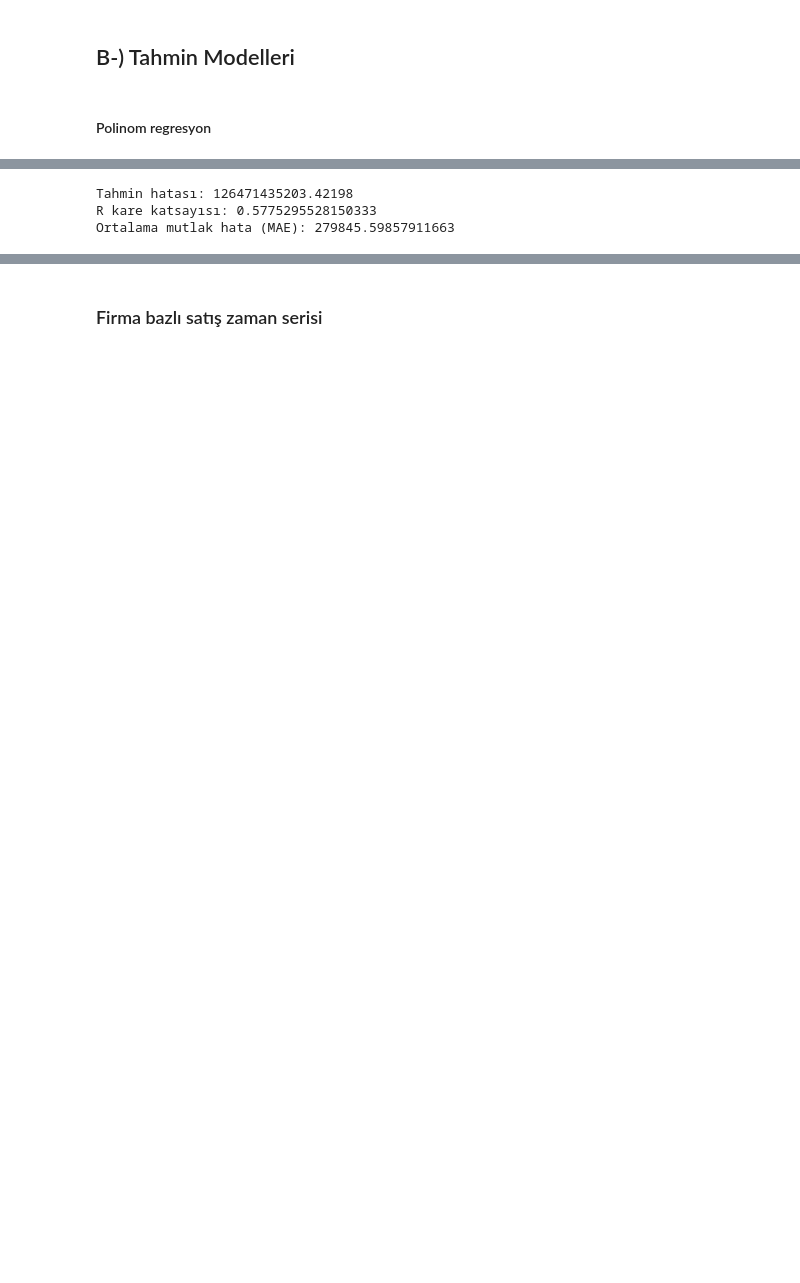
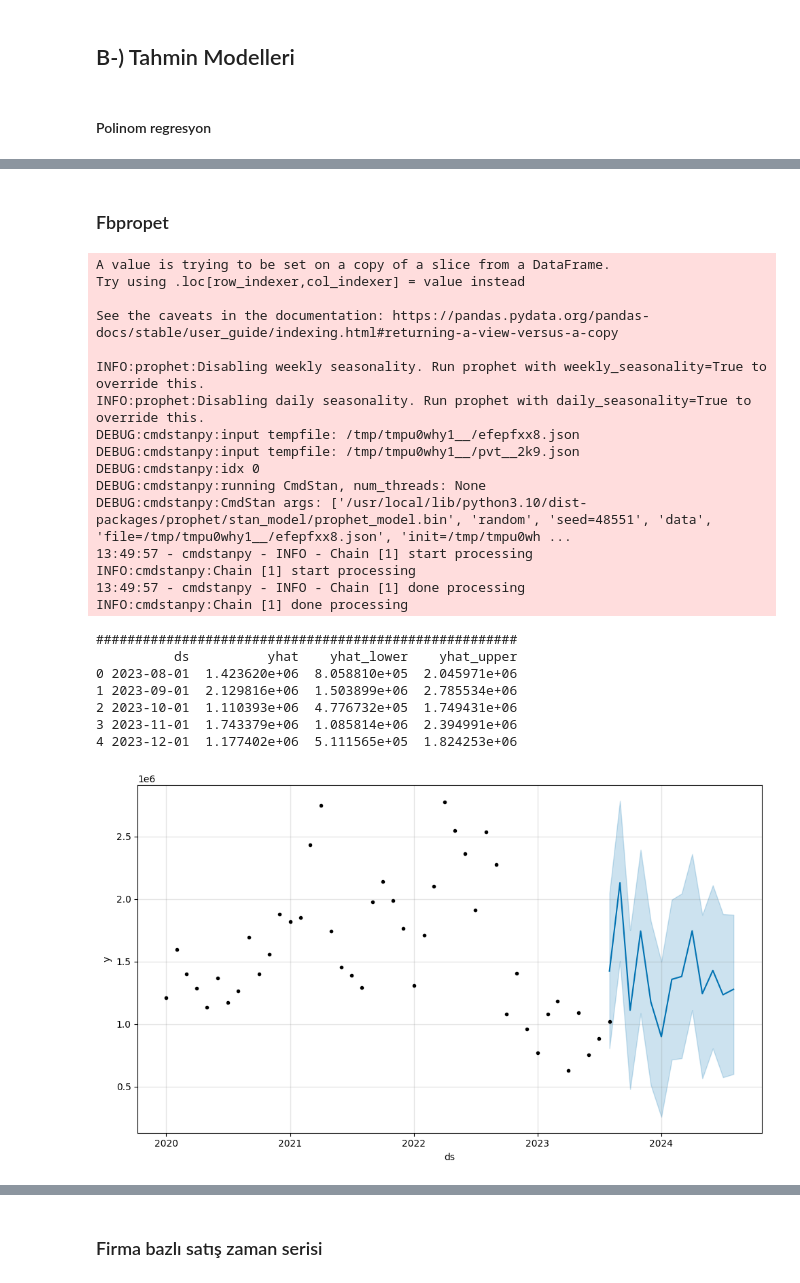
Before and after one commit to mahmutakar0/Beksan, a Jupyter notebook: satislar.ipynb, the cells around one changed output, grey strips where cells are left out. Saved outputs shown, nothing was run; the diff lists cells and outputs as text; code cells hidden in the pictures; blank space fills up the shorter version.

```diff
--- a/satislar.ipynb
+++ b/satislar.ipynb
@@ -394,14 +425,66 @@ plt.show()
-# %%
-# Hata değerleri
-ycyeni = polinommodel.predict(Xyeni)
-tahmin_hatasi = np.mean((y - ycyeni)**2)
-r_kare = 1 - (np.sum((y - ycyeni)**2) / np.sum((y - np.mean(y))**2))
-mae = np.mean(np.abs(y - ycyeni))
-
-print("Tahmin hatası:", tahmin_hatasi)
-print("R kare katsayısı:", r_kare)
-print("Ortalama mutlak hata (MAE):", mae)
-# %% [output]
-Tahmin hatası: 126471435203.42198
-R kare katsayısı: 0.5775295528150333
-Ortalama mutlak hata (MAE): 279845.59857911663
+# %% [markdown]
+### Fbpropet
+# %%
+# Toplam satış tahminin prophet ile yapılması
+# dffd değişkeninin oluşturulması
+
+dffb = df_grouped_taring[["tarihm", "tutar"]]
+dffb.columns =["ds","y"]
+dffb["ds"] = pd.to_datetime(dffb["ds"])
+
+#############################################################
+# Modelin kurulumu
+# !pip install prophet
+from prophet import Prophet
+
+model = Prophet()
+model.fit(dffb)
+
+
+# 2023 yılı için tarih dataseti oluşturma
+future = list()
+for i in range(8,21):
+  if i <= 12:
+    date = "2023-%02d" %i
+  else:
+    date = "2024-%02d" %(i-12)
+  future.append([date])
+
+future = pd.DataFrame(future)
+future.columns = ["ds"]
+future["ds"] = pd.to_datetime(future["ds"])
+forecast = model.predict(future)
+print("######################################################")
+# Tahminin yapılması ve değerlerin yazdırılması
+print(forecast [["ds", "yhat", "yhat_lower", "yhat_upper"]].head())
+
+## Tahmin modelinin görselleştirilmesi
+#!pip install matplotlib
+from matplotlib import pyplot
+model.plot(forecast)
+pyplot.show()
+# %% [output]
+A value is trying to be set on a copy of a slice from a DataFrame.
+Try using .loc[row_indexer,col_indexer] = value instead
+
+See the caveats in the documentation: https://pandas.pydata.org/pandas-docs/stable/user_guide/indexing.html#returning-a-view-versus-a-copy
+
+INFO:prophet:Disabling weekly seasonality. Run prophet with weekly_seasonality=True to override this.
+INFO:prophet:Disabling daily seasonality. Run prophet with daily_seasonality=True to override this.
+DEBUG:cmdstanpy:input tempfile: /tmp/tmpu0why1__/efepfxx8.json
+DEBUG:cmdstanpy:input tempfile: /tmp/tmpu0why1__/pvt__2k9.json
+DEBUG:cmdstanpy:idx 0
+DEBUG:cmdstanpy:running CmdStan, num_threads: None
+DEBUG:cmdstanpy:CmdStan args: ['/usr/local/lib/python3.10/dist-packages/prophet/stan_model/prophet_model.bin', 'random', 'seed=48551', 'data', 'file=/tmp/tmpu0why1__/efepfxx8.json', 'init=/tmp/tmpu0wh ...
+13:49:57 - cmdstanpy - INFO - Chain [1] start processing
+INFO:cmdstanpy:Chain [1] start processing
+13:49:57 - cmdstanpy - INFO - Chain [1] done processing
+INFO:cmdstanpy:Chain [1] done processing
+######################################################
+          ds          yhat    yhat_lower    yhat_upper
+0 2023-08-01  1.423620e+06  8.058810e+05  2.045971e+06
+1 2023-09-01  2.129816e+06  1.503899e+06  2.785534e+06
+2 2023-10-01  1.110393e+06  4.776732e+05  1.749431e+06
+3 2023-11-01  1.743379e+06  1.085814e+06  2.394991e+06
+4 2023-12-01  1.177402e+06  5.111565e+05  1.824253e+06
+[figure, added]
```
Also changed, not shown: parts of 5 cells of this notebook.
